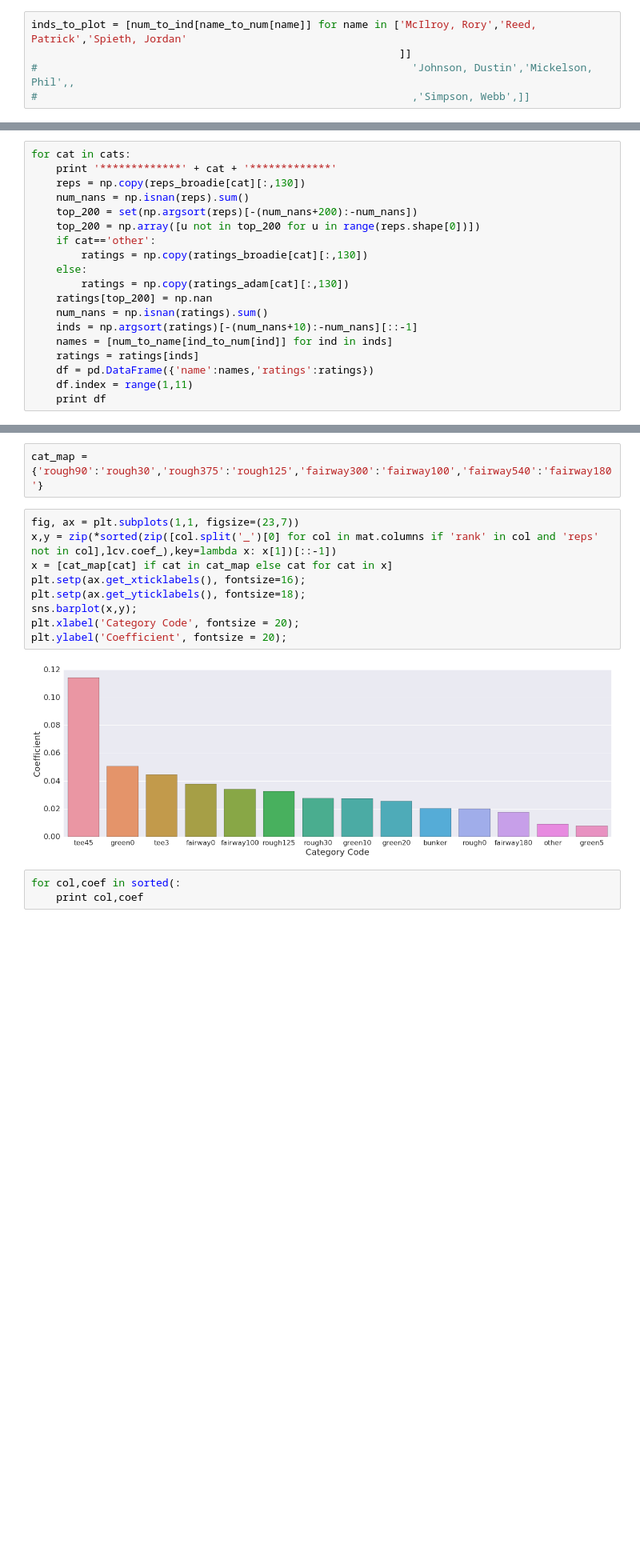
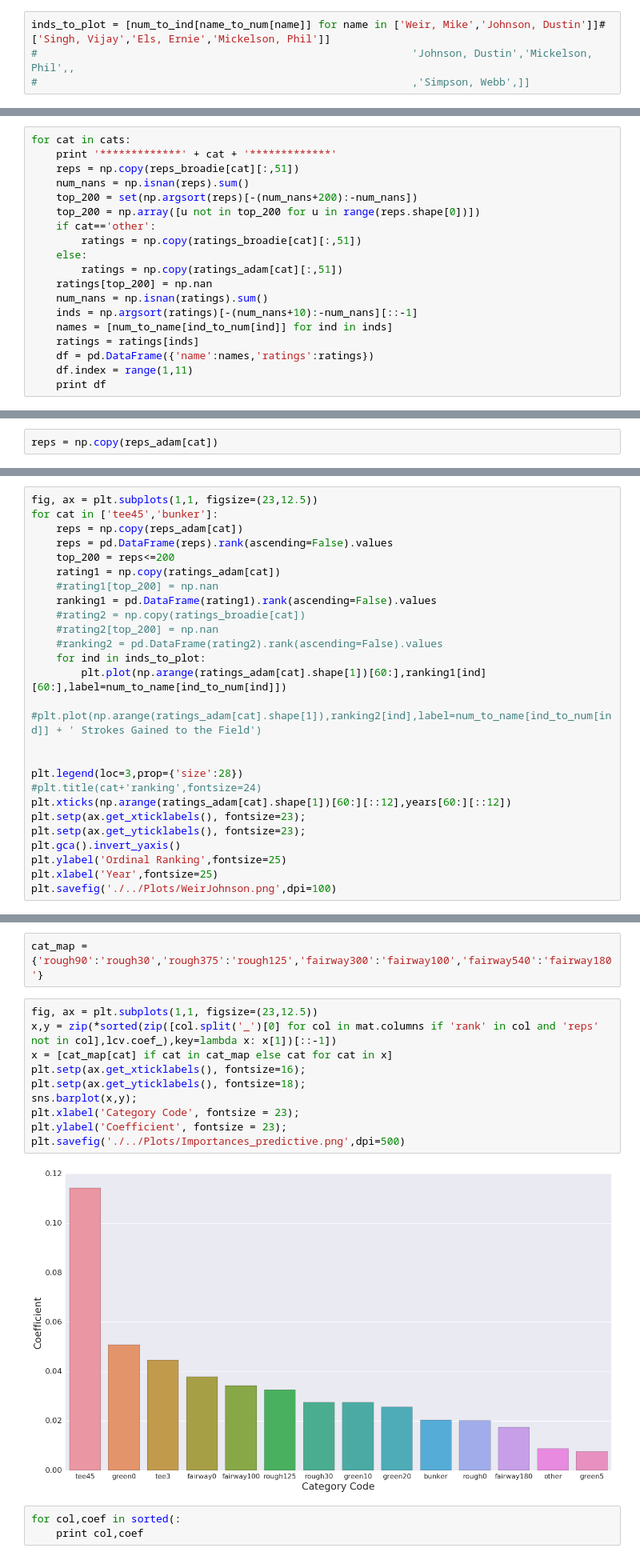
Before and after one commit to adamwlev/StrokesGained2, a Jupyter notebook: Modeling/Shot_Level_Ranks.ipynb, the cells around one changed output, grey strips where cells are left out. Shown at 80% size. Cells and saved outputs as stored; diff of their text form; blank space fills up the shorter version.

```diff
--- a/Modeling/Shot_Level_Ranks.ipynb
+++ b/Modeling/Shot_Level_Ranks.ipynb
@@ -311,8 +311,7 @@ other
 # %% [markdown]
 Plotting
 # %%
-inds_to_plot = [num_to_ind[name_to_num[name]] for name in ['McIlroy, Rory','Reed, Patrick','Spieth, Jordan'
-                                                           ]]
+inds_to_plot = [num_to_ind[name_to_num[name]] for name in ['Weir, Mike','Johnson, Dustin']]#['Singh, Vijay','Els, Ernie','Mickelson, Phil']]
 #                                                            'Johnson, Dustin','Mickelson, Phil',,
 #                                                            ,'Simpson, Webb',]]
 # %%
@@ -340,14 +356,14 @@ plt.plot(np.arange(138),[np.isnan(reps_broadie['tee45'][:,group]).sum()/1990. fo
 # %%
 for cat in cats:
     print '*************' + cat + '*************'
-    reps = np.copy(reps_broadie[cat][:,130])
+    reps = np.copy(reps_broadie[cat][:,51])
     num_nans = np.isnan(reps).sum()
     top_200 = set(np.argsort(reps)[-(num_nans+200):-num_nans])
     top_200 = np.array([u not in top_200 for u in range(reps.shape[0])])
     if cat=='other':
-        ratings = np.copy(ratings_broadie[cat][:,130])
+        ratings = np.copy(ratings_broadie[cat][:,51])
     else:
-        ratings = np.copy(ratings_adam[cat][:,130])
+        ratings = np.copy(ratings_adam[cat][:,51])
     ratings[top_200] = np.nan
     num_nans = np.isnan(ratings).sum()
     inds = np.argsort(ratings)[-(num_nans+10):-num_nans][::-1]
@@ -425,0 +393,2 @@ for cat in cats:
+# %%
+reps = np.copy(reps_adam[cat])
@@ -425,0 +407,26 @@ for cat in cats:
+# %%
+fig, ax = plt.subplots(1,1, figsize=(23,12.5))
+for cat in ['tee45','bunker']:
+    reps = np.copy(reps_adam[cat])
+    reps = pd.DataFrame(reps).rank(ascending=False).values
+    top_200 = reps<=200
+    rating1 = np.copy(ratings_adam[cat])
+    #rating1[top_200] = np.nan
+    ranking1 = pd.DataFrame(rating1).rank(ascending=False).values
+    #rating2 = np.copy(ratings_broadie[cat])
+    #rating2[top_200] = np.nan
+    #ranking2 = pd.DataFrame(rating2).rank(ascending=False).values
+    for ind in inds_to_plot:
+        plt.plot(np.arange(ratings_adam[cat].shape[1])[60:],ranking1[ind][60:],label=num_to_name[ind_to_num[ind]])
+        #plt.plot(np.arange(ratings_adam[cat].shape[1]),ranking2[ind],label=num_to_name[ind_to_num[ind]] + ' Strokes Gained to the Field')
+
+
+plt.legend(loc=3,prop={'size':28})
+#plt.title(cat+'ranking',fontsize=24)
+plt.xticks(np.arange(ratings_adam[cat].shape[1])[60:][::12],years[60:][::12])
+plt.setp(ax.get_xticklabels(), fontsize=23);
+plt.setp(ax.get_yticklabels(), fontsize=23);
+plt.gca().invert_yaxis()
+plt.ylabel('Ordinal Ranking',fontsize=25)
+plt.xlabel('Year',fontsize=25)
+plt.savefig('./../Plots/WeirJohnson.png',dpi=100)
@@ -733,16 +742,17 @@ cats
 # %%
 cat_map = {'rough90':'rough30','rough375':'rough125','fairway300':'fairway100','fairway540':'fairway180'}
 # %%
-fig, ax = plt.subplots(1,1, figsize=(23,7))
+fig, ax = plt.subplots(1,1, figsize=(23,12.5))
 x,y = zip(*sorted(zip([col.split('_')[0] for col in mat.columns if 'rank' in col and 'reps' not in col],lcv.coef_),key=lambda x: x[1])[::-1])
 x = [cat_map[cat] if cat in cat_map else cat for cat in x]
 plt.setp(ax.get_xticklabels(), fontsize=16);
 plt.setp(ax.get_yticklabels(), fontsize=18);
 sns.barplot(x,y);
-plt.xlabel('Category Code', fontsize = 20);
-plt.ylabel('Coefficient', fontsize = 20);
+plt.xlabel('Category Code', fontsize = 23);
+plt.ylabel('Coefficient', fontsize = 23);
+plt.savefig('./../Plots/Importances_predictive.png',dpi=500)
 # %% [output]
-[figure, old version]
+[figure, new version]
 # %%
 for col,coef in sorted(:
     print col,coef
```
Also changed, not shown: parts of 11 cells of this notebook, 4 other files.
